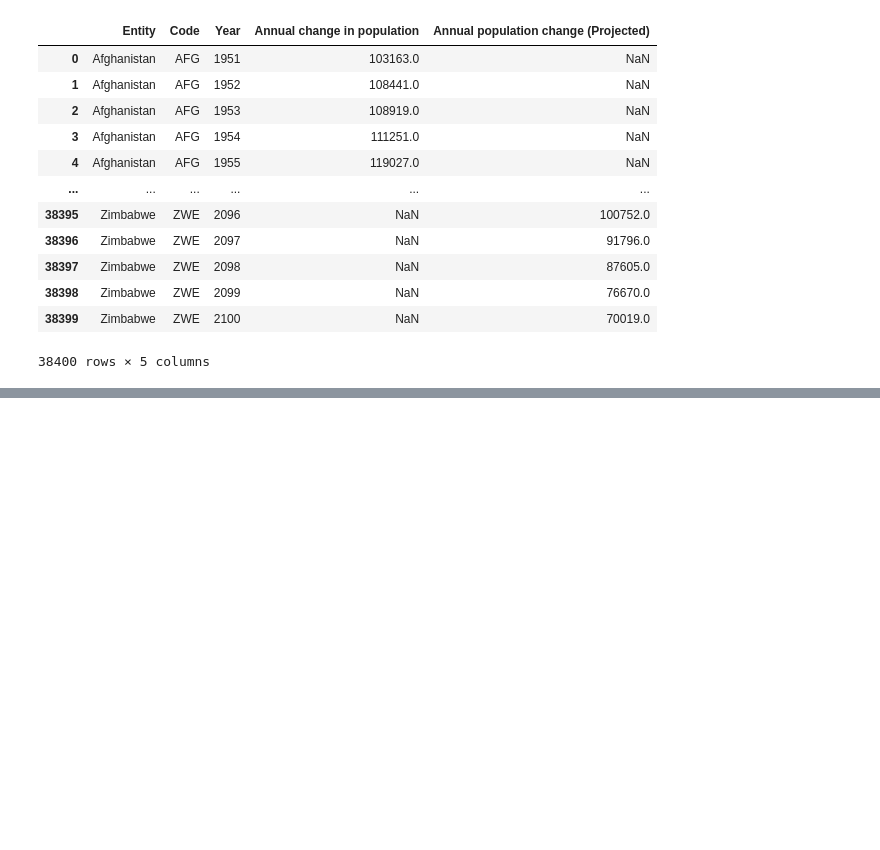
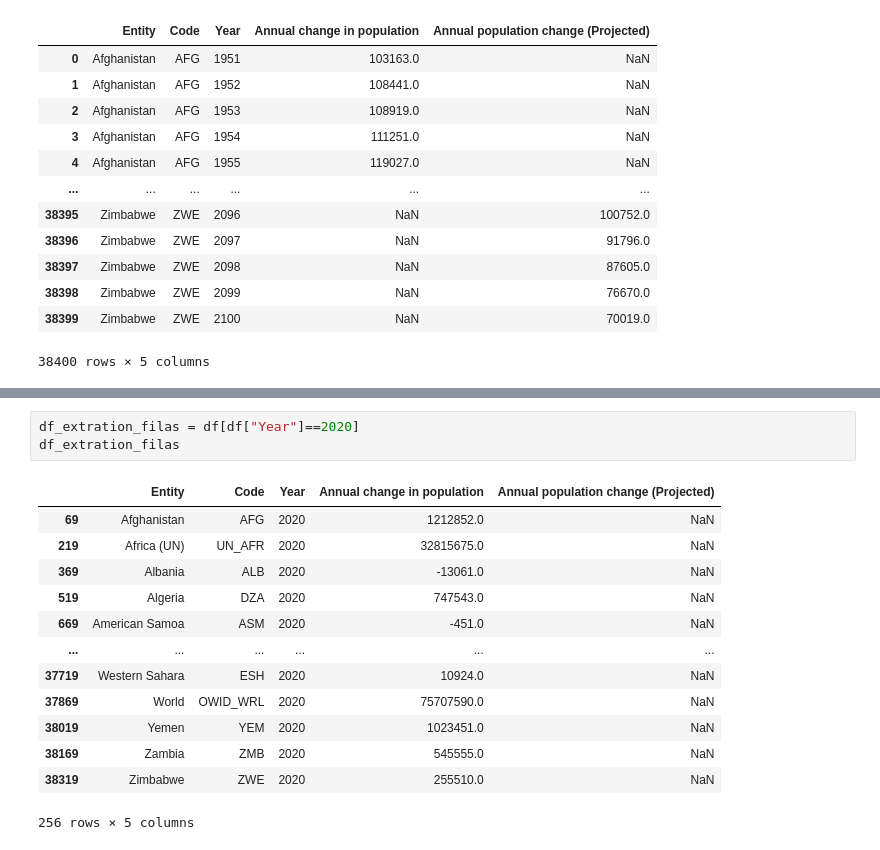
Before and after one commit to GerardoRuiz1945/BigData, a Jupyter notebook: U1_probabilidad_estadistica/notebooks/01_evolucion_poblacional.ipynb, the cells around one changed output, grey strips where cells are left out. Drawn from its saved outputs; the diff is of its cells as text; blank space fills up the shorter version.

```diff
--- a/U1_probabilidad_estadistica/notebooks/01_evolucion_poblacional.ipynb
+++ b/U1_probabilidad_estadistica/notebooks/01_evolucion_poblacional.ipynb
@@ -22,0 +114,17 @@ NameError: name 'df' is not defined
+# %%
+df_extration_filas = df[df["Year"]==2020]
+df_extration_filas
+# %% [output]
+|  | Entity | Code | Year | Annual change in population | Annual population change (Projected) |
+| 69 | Afghanistan | AFG | 2020 | 1212852.0 | NaN |
+| 219 | Africa (UN) | UN_AFR | 2020 | 32815675.0 | NaN |
+| 369 | Albania | ALB | 2020 | -13061.0 | NaN |
+| 519 | Algeria | DZA | 2020 | 747543.0 | NaN |
+| 669 | American Samoa | ASM | 2020 | -451.0 | NaN |
+| ... | ... | ... | ... | ... | ... |
+| 37719 | Western Sahara | ESH | 2020 | 10924.0 | NaN |
+| 37869 | World | OWID_WRL | 2020 | 75707590.0 | NaN |
+| 38019 | Yemen | YEM | 2020 | 1023451.0 | NaN |
+| 38169 | Zambia | ZMB | 2020 | 545555.0 | NaN |
+| 38319 | Zimbabwe | ZWE | 2020 | 255510.0 | NaN |
+256 rows × 5 columns
```
Also changed, not shown: parts of 16 cells of this notebook, 3 other files.
